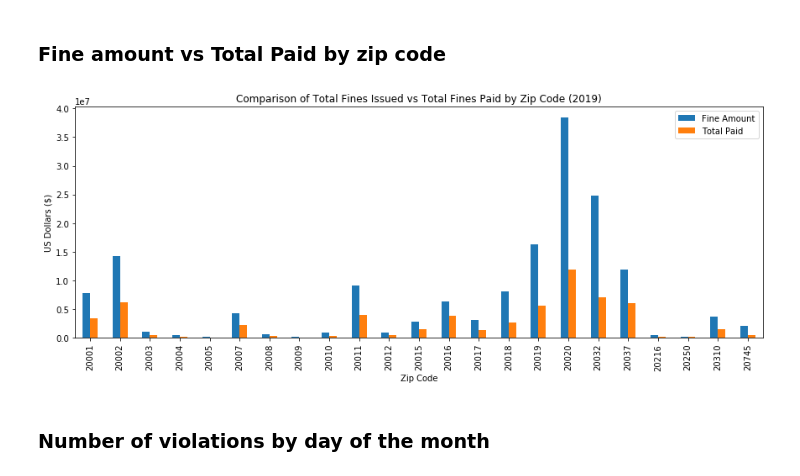
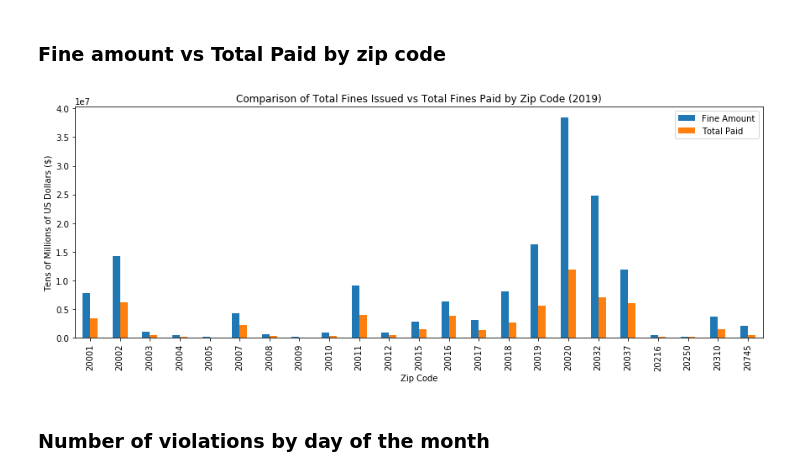
Before and after one commit to carlykelly/Traffic_Project, a Jupyter notebook: Plots and figures.ipynb, the cells around one changed output. Drawn from its saved outputs; the diff is of its cells as text; code cells hidden in the pictures.

```diff
--- a/Plots and figures.ipynb
+++ b/Plots and figures.ipynb
@@ -161,18 +161,18 @@ plt.savefig("Images/violationByZip.png")
 # %%
 select=data[['Zip Code','Fine Amount','Total Paid']]
 select_grp=select.groupby('Zip Code').sum()
 
 select_grp.plot(kind='bar', figsize=(12,5))
 
 plt.tight_layout()
 
 plt.title("Comparison of Total Fines Issued vs Total Fines Paid by Zip Code (2019)")
-plt.ylabel("US Dollars ($)")
+plt.ylabel("Tens of Millions of US Dollars ($)")
 plt.xlabel("Zip Code")
 
-plt.savefig("Images/cost_revenue_by_zip.png")
+plt.savefig("Images/cost_revenue_by_zip.png", bbox_inches='tight')
 # %% [output]
-[figure, old version]
+[figure, new version]
 # %% [markdown]
 ### Number of violations by day of the month
 # %%
```
Also changed, not shown: 1 other file.
